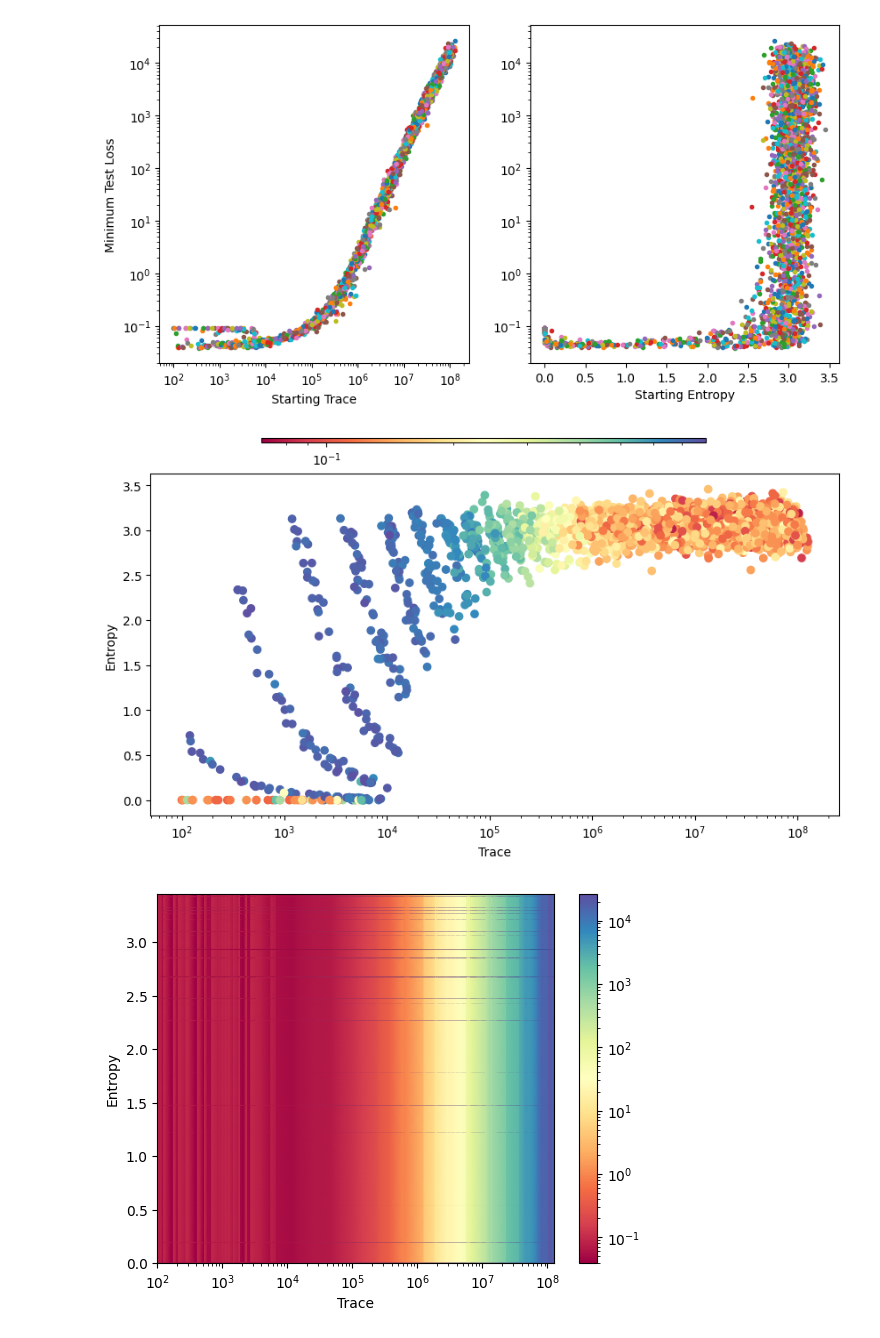
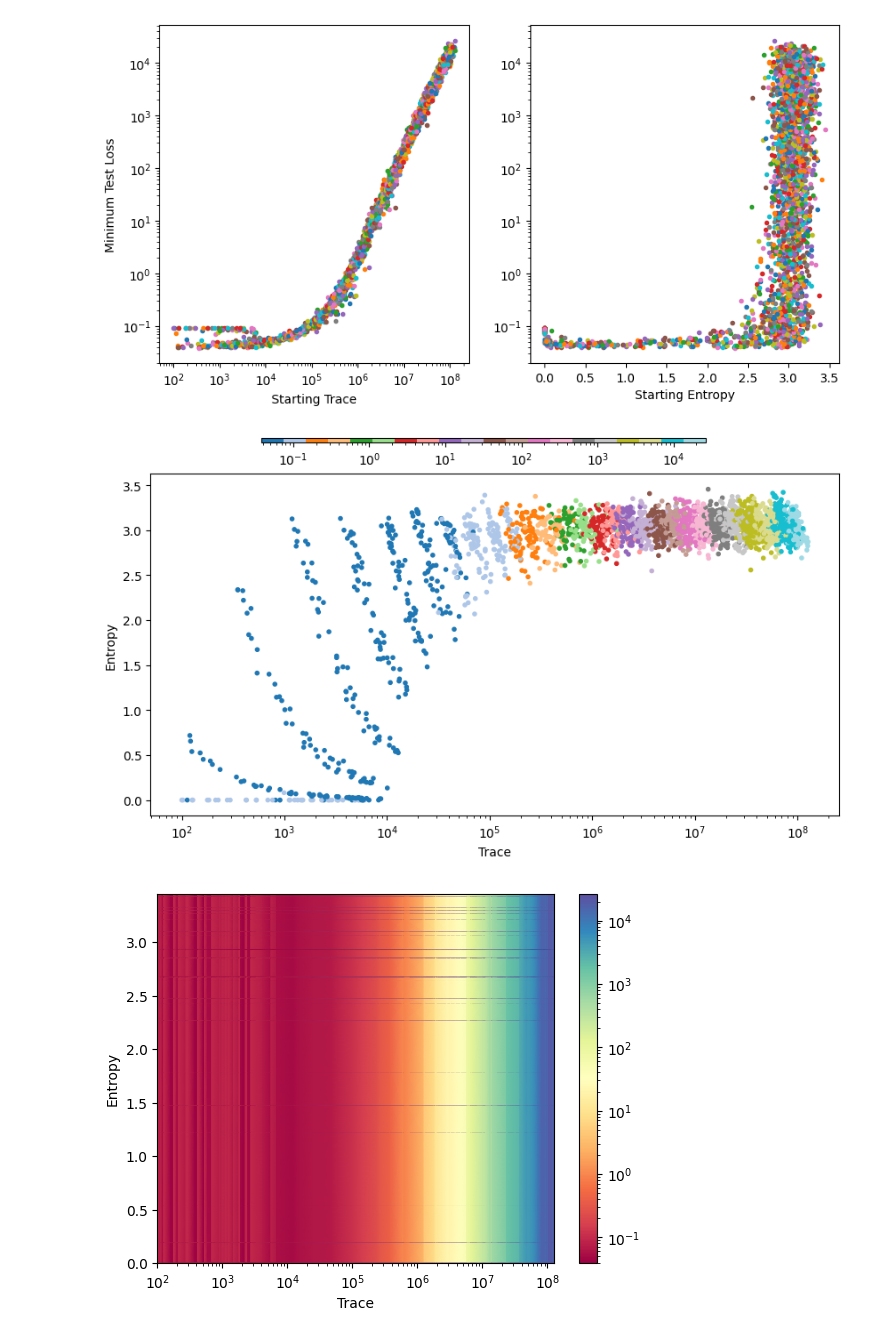
Before and after one commit to SamTov/projects, a Jupyter notebook: theoml-lab/initialization-study/analysis.ipynb, the cells around one changed output. Saved outputs shown, nothing was run; the diff lists cells and outputs as text; code cells hidden in the pictures.

```diff
--- a/theoml-lab/initialization-study/analysis.ipynb
+++ b/theoml-lab/initialization-study/analysis.ipynb
@@ -18,7 +18,7 @@ class Measurement:
     w_std: float = None
     b_std: float = None
 # %%
-file_list = glob.glob("/data/stovey/initialization/*.h5")
+file_list = glob.glob("/data/stovey/initialization/Dense/*.h5")
 # %%
 results = {}
 for item in file_list:
@@ -76,7 +76,7 @@ ax[1].set_xlabel("Starting Entropy")
 
 plt.show()
 # %% [output]
-[figure, old version]
+[figure, new version]
 # %%
 fig, ax = plt.subplots(figsize=(10, 5))
 # ax2 = ax.twinx()
@@ -84,10 +84,10 @@ fig, ax = plt.subplots(figsize=(10, 5))
 data = []
 weight_stuff = []
 for item in results:
-#     data.append([results[item].trace, results[item].entropy, min(results[item].test_loss)])
+    data.append([results[item].trace, results[item].entropy, min(results[item].test_loss)])
 #     data.append([results[item].trace, results[item].entropy, results[item].test_loss[-1]])
 #     data.append([results[item].trace, results[item].entropy, results[item].test_accuracy[-1]])
-    data.append([results[item].trace, results[item].entropy, max(results[item].test_accuracy)])
+#     data.append([results[item].trace, results[item].entropy, max(results[item].test_accuracy)])
     weight_stuff.append([
         results[item].w_std,
         results[item].b_std,
@@ -95,35 +95,36 @@ for item in results:
         results[item].entropy,
         min(results[item].train_loss)
     ])
 
 data = np.array(data)
 weight_stuff = np.array(weight_stuff)
 
 im = ax.scatter(
     data[:, 0],
     data[:, 1],
     c=data[:, 2],
-    cmap="Spectral",
+    cmap="tab20",
+    marker=".",
     norm=matplotlib.colors.LogNorm()
 )
 ax.set_xscale("log")
 # ax.set_yscale("log")
 
 # ax2.plot(data[:, 0], data[:, 2], '.')
 # # ax2.set_yscale("log")
 # ax2.set_ylabel("Train Loss")
 
 cbar_ax = fig.add_axes([0.25, 0.95, 0.5, 0.01])
 cbar = fig.colorbar(im, cax=cbar_ax, orientation="horizontal")
 # cbar.set_label(r"Test Loss", fontsize=12, loc="left")
 
 # plt.savefig("all.png")
 ax.set_xlabel("Trace")
 ax.set_ylabel("Entropy")
 
 plt.show()
 # %% [output]
-[figure, old version]
+[figure, new version]
 # %%
 weights = weight_stuff[:, 0]
 biases = weight_stuff[:, 1]
```
Also changed, not shown: 1 other file.
